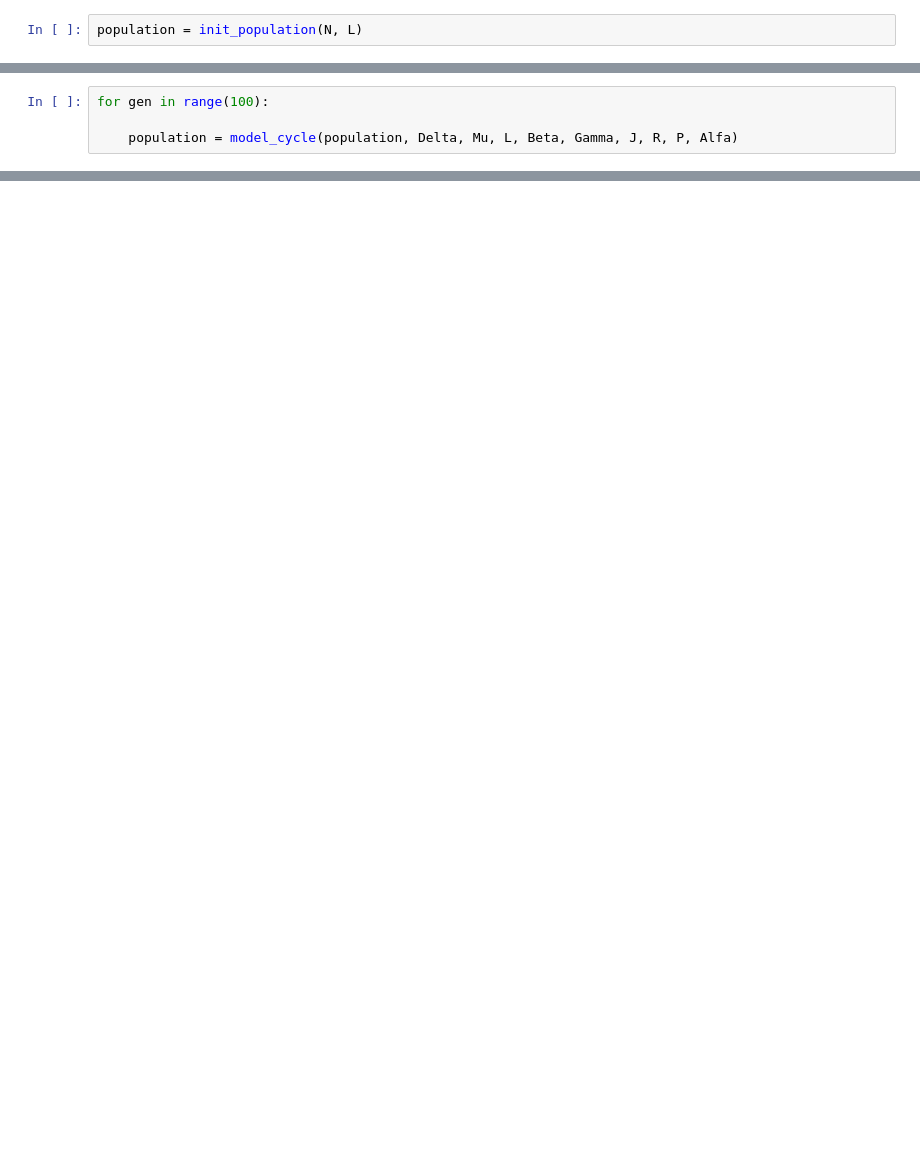
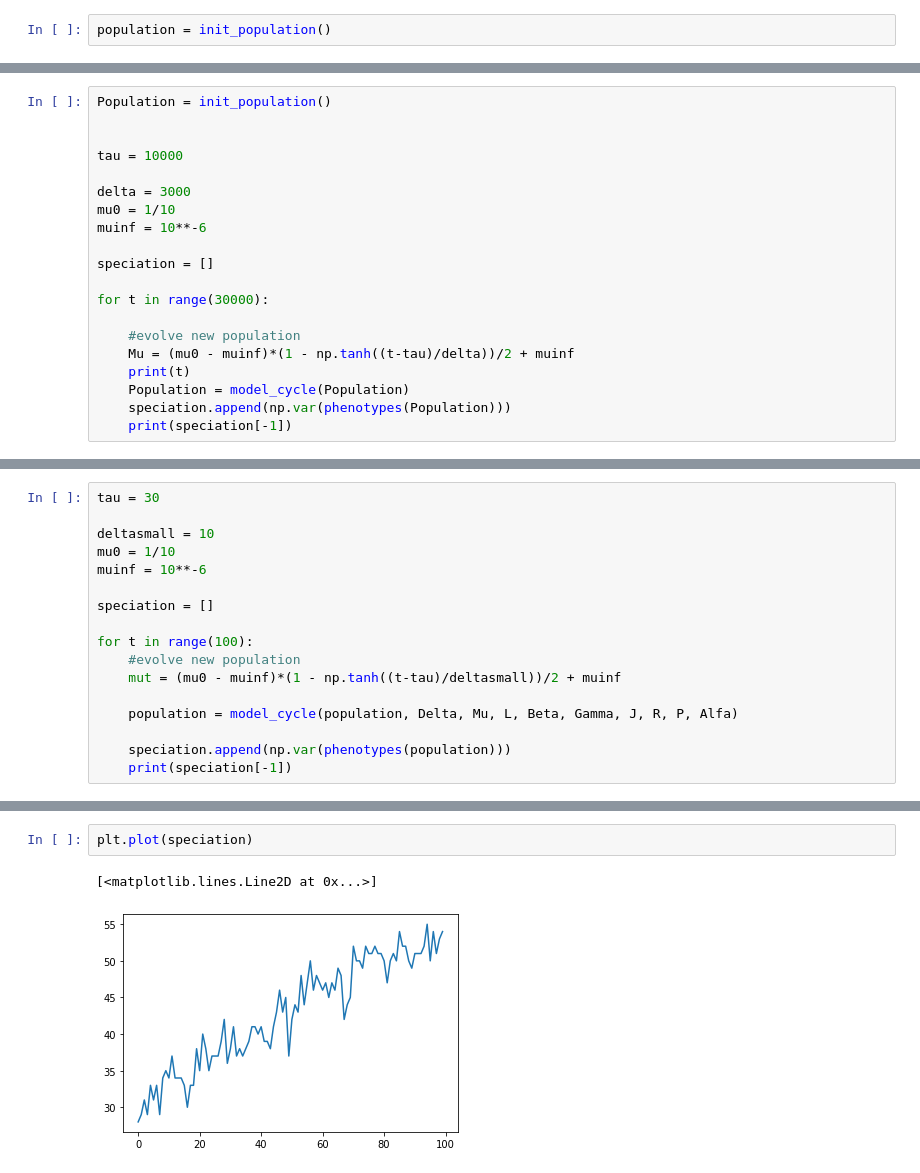
Before and after one commit to AnnemijnD/complex_systems, a Jupyter notebook: non_spatial/Sympatric speciation.ipynb, the cells around one changed output, grey strips where cells are left out. Drawn from its saved outputs; the diff is of its cells as text; blank space fills up the shorter version.

Commit message:
Add sympatric speciation notebook worked on by Alwan en me

```diff
--- a/non_spatial/Sympatric speciation.ipynb
+++ b/non_spatial/Sympatric speciation.ipynb
@@ -99,2 +174,2 @@ def model_cycle(pop, delta, mu, l, b, gamma, j, r, p, alpha):
 # %%
-population = init_population(N, L)
+population = init_population()
@@ -103,4 +175,0 @@ evolve = evolution(population, Rho, Mu, L)
-# %%
-for gen in range(100):
-
-    population = model_cycle(population, Delta, Mu, L, Beta, Gamma, J, R, P, Alfa)
@@ -124,0 +191,20 @@ for gen in range(100):
+# %%
+Population = init_population()
+
+
+tau = 10000
+
+delta = 3000
+mu0 = 1/10
+muinf = 10**-6
+
+speciation = []
+
+for t in range(30000):
+
+    #evolve new population
+    Mu = (mu0 - muinf)*(1 - np.tanh((t-tau)/delta))/2 + muinf
+    print(t)
+    Population = model_cycle(Population)
+    speciation.append(np.var(phenotypes(Population)))
+    print(speciation[-1])
@@ -124,0 +258,17 @@ for gen in range(100):
+# %%
+tau = 30
+
+deltasmall = 10
+mu0 = 1/10
+muinf = 10**-6
+
+speciation = []
+
+for t in range(100):
+    #evolve new population
+    mut = (mu0 - muinf)*(1 - np.tanh((t-tau)/deltasmall))/2 + muinf
+
+    population = model_cycle(population, Delta, Mu, L, Beta, Gamma, J, R, P, Alfa)
+
+    speciation.append(np.var(phenotypes(population)))
+    print(speciation[-1])
@@ -124,0 +293,5 @@ for gen in range(100):
+# %%
+plt.plot(speciation)
+# %% [output]
+[<matplotlib.lines.Line2D at 0x...>]
+[figure, added]
```
Also changed, not shown: parts of 14 cells of this notebook, 1 other file.
